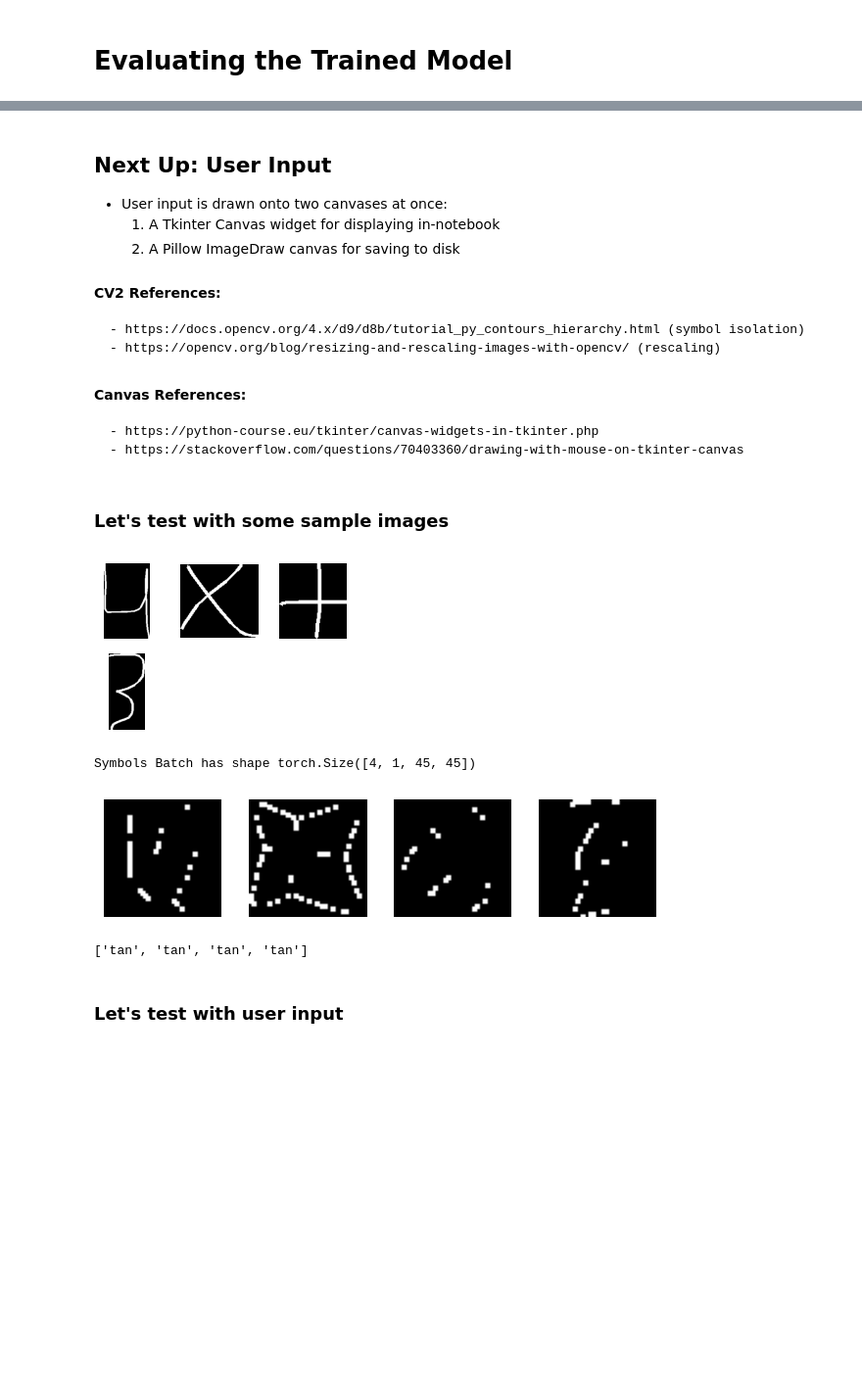
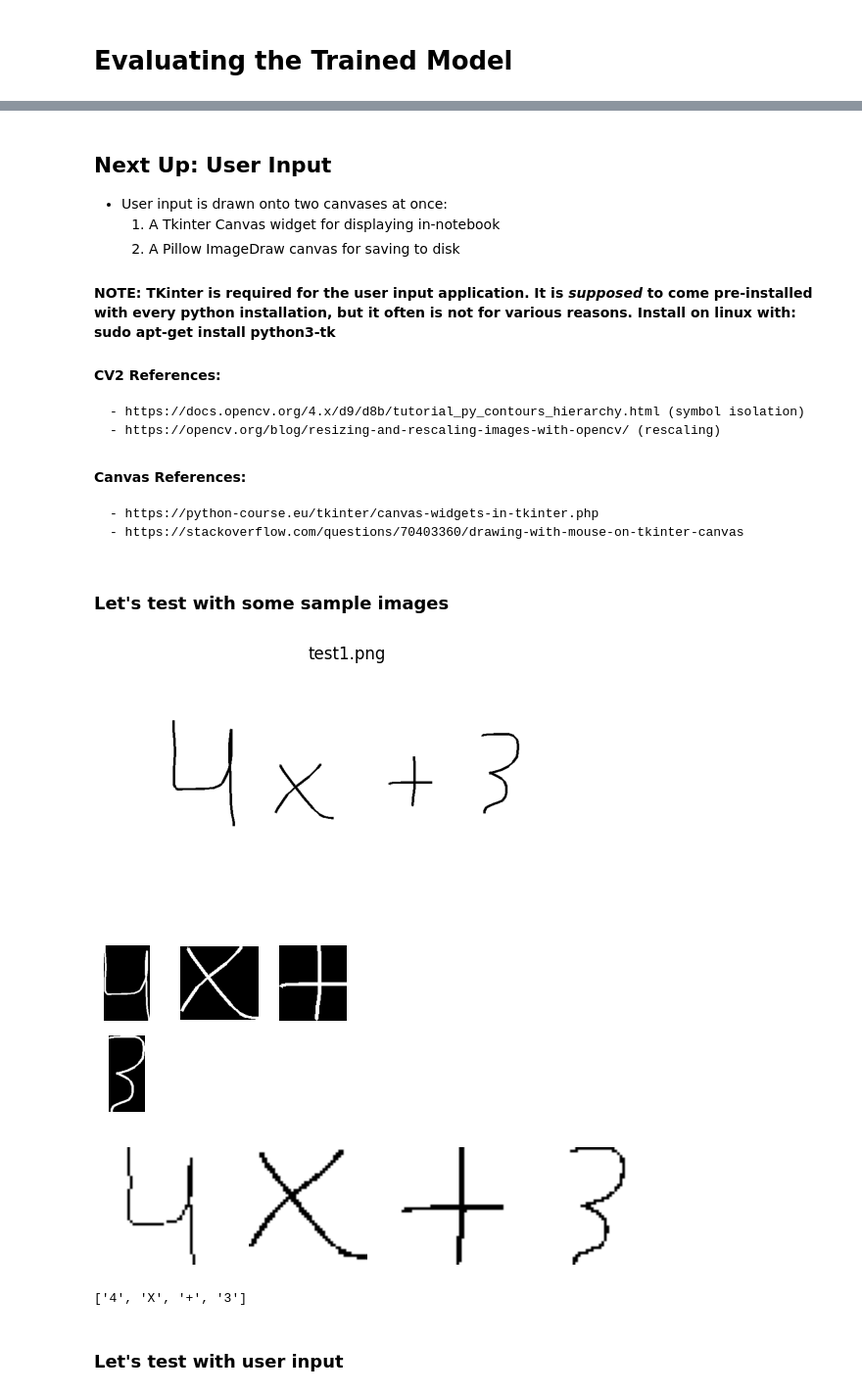
Before and after one commit to ajlevy246/CS-4824---Capstone, a Jupyter notebook: capstone.ipynb, the cells around one changed output, grey strips where cells are left out. Shown at 98% size. Saved outputs shown, nothing was run; the diff lists cells and outputs as text; code cells hidden in the pictures; blank space fills up the shorter version.

```diff
--- a/capstone.ipynb
+++ b/capstone.ipynb
@@ -23,5 +39,5 @@ from torchvision.transforms import v2
 # %%
-DATA_PATH = "./data/"
+DATA_PATH = f"{path}/data/extracted_images/"
 BATCH_SIZE = 64
 
 transformations = v2.Compose([
@@ -205,6 +221,7 @@ CHECKPOINT_PATH = ".pth"
 MODEL_PATH = "model.pth"
 DEVICE = torch.device('cuda' if torch.cuda.is_available() else 'cpu')
 MIN_VALID_LOSS = 0.005 #Minimum necessary progress to keep training, otherwise ends training to avoid overfitting.
+NUM_EPOCHS = 15
 
 def trainNN(model, optimizer, loss_function, train_loader, val_loader):
     # Initialize
@@ -352,7 +369,7 @@ plot_history(history)
 import sklearn.metrics
 # %%
 # May take a few minutes!
-TEST = False
+TEST = True
 if TEST:
     model.to(DEVICE)
     model.eval()
@@ -418,6 +441,9 @@ if TEST:
 - User input is drawn onto two canvases at once:
     1. A Tkinter Canvas widget for displaying in-notebook
     2. A Pillow ImageDraw canvas for saving to disk
+
+#### NOTE: TKinter is required for the user input application. It is *supposed* to come pre-installed with every python installation, but it often is not for various reasons. Install on linux with: sudo apt-get install python3-tk
+
 #### CV2 References:
     - https://docs.opencv.org/4.x/d9/d8b/tutorial_py_contours_hierarchy.html (symbol isolation)
     - https://opencv.org/blog/resizing-and-rescaling-images-with-opencv/ (rescaling)
@@ -638,20 +664,31 @@ class InputCanvas:
 # %%
 tester = ImageProcessor(model)
 
-cv2.imshow("test1.png", cv2.imread("user_images/test1.png"))
-cv2.waitKey(0)
-cv2.destroyAllWindows()
-tester.process("user_images/test1.png")
+# test_image = cv2.imread(r"user_images/test1.png")
+# print("loaded test image: user_images/test1.png")
+# cv2.imshow("test1.png", test_image)
+# cv2.waitKey(0)
+# cv2.destroyAllWindows()
+# print("processing test image")
+# tester.process(r"user_images/test1.png")
+
+img = cv2.imread("user_images/test1.png")
+# plt.imshow(cv2.cvtColor(img, cv2.COLOR_BGR2RGB))
+plt.imshow(img)
+plt.axis("off")
+plt.title("test1.png")
+plt.show()
+tester.process(r"user_images/test1.png")
 
 # cv2.imshow("test2.png", cv2.imread("user_images/test2.png"))
 # cv2.waitKey(0)
 # cv2.destroyAllWindows()
 # tester.process("user_images/test2.png")
 # %% [output]
-[figure, old version]
+[figure, new version]
+[figure, new version]
+[figure, added]
-Symbols Batch has shape torch.Size([4, 1, 45, 45])
+['4', 'X', '+', '3']
-[figure, old version]
-['tan', 'tan', 'tan', 'tan']
 # %% [markdown]
 ### Let's test with user input
 # %%
```
Also changed, not shown: parts of 9 cells of this notebook, 3 other files.
